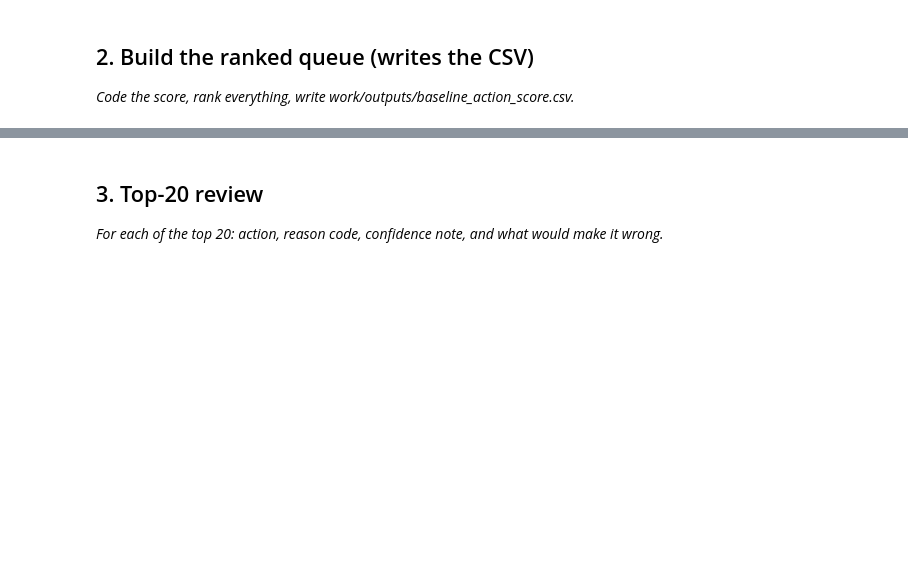
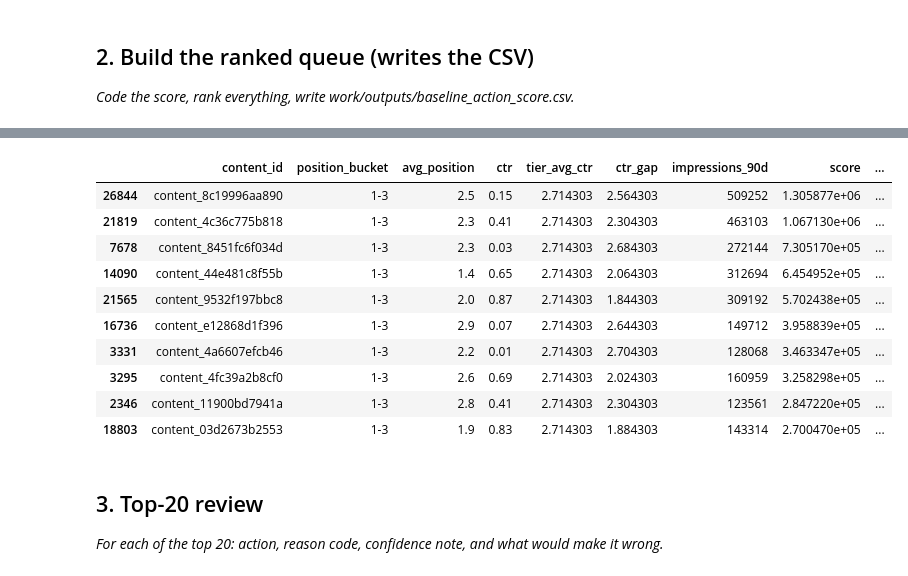
Before and after one commit to uomna/flyrank-ml, a Jupyter notebook: work/notebooks/w04_baseline_score.ipynb, the cells around one changed output, grey strips where cells are left out. Saved outputs shown, nothing was run; the diff lists cells and outputs as text; code cells hidden in the pictures; blank space fills up the shorter version.

```diff
--- a/work/notebooks/w04_baseline_score.ipynb
+++ b/work/notebooks/w04_baseline_score.ipynb
@@ -15,0 +87,15 @@ This skeleton is yours to fill. Work the sections **in order** — each one has
+# %%
+import pandas as pd
+
+df_valid = df[df["avg_position"] > 0].copy()
+df_valid["position_bucket"] = pd.cut(
+    df_valid["avg_position"],
+    bins=[0, 3, 10, 20, 100],
+    labels=["1-3", "4-10", "11-20", "21+"]
+)
+
+signal2_bucket = df_valid.groupby("position_bucket", observed=True).agg(
+    n=("content_id", "count"),
+    avg_ctr=("ctr", "mean")
+).reset_index()
+signal2_bucket
@@ -23,3 +123,47 @@ This skeleton is yours to fill. Work the sections **in order** — each one has
+# %%
+# 1) Compute the average CTR expected for each position tier (from Signal 2 work)
+tier_avg_ctr = df_valid.groupby("position_bucket", observed=True)["ctr"].transform("mean")
+df_valid["tier_avg_ctr"] = tier_avg_ctr
+
+# 2) Gap = how far below its tier's average CTR this page is
+df_valid["ctr_gap"] = df_valid["tier_avg_ctr"] - df_valid["ctr"]
+
+# 3) A page only counts if it's actually visible (readable condition, no fitted weights)
+visible = (df_valid["impressions_90d"] >= 500).astype(int)
+underperforming = (df_valid["ctr_gap"] > 0).astype(int)
+
+# 4) The transparent score: gap size * visibility * whether it's underperforming
+df_valid["score"] = underperforming * visible * df_valid["ctr_gap"] * df_valid["impressions_90d"]
+
+# 5) Reason code
+df_valid["reason_code"] = "ctr_below_position_tier"
+
+# 6) Action label
+df_valid["action"] = "review_title_and_meta"
+
+# 7) Rank and save
+ranked = df_valid.sort_values("score", ascending=False)
+ranked_out = ranked[["content_id", "position_bucket", "avg_position", "ctr",
+                      "tier_avg_ctr", "ctr_gap", "impressions_90d",
+                      "score", "reason_code", "action"]]
+
+import os
+os.makedirs("work/outputs", exist_ok=True)
+ranked_out.to_csv("work/outputs/baseline_action_score.csv", index=False)
+
+ranked_out.head(10)
+# %% [output]
+|  | content_id | position_bucket | avg_position | ctr | tier_avg_ctr | ctr_gap | impressions_90d | score | ... |
+| 26844 | content_8c19996aa890 | 1-3 | 2.5 | 0.15 | 2.714303 | 2.564303 | 509252 | 1.305877e+06 | ... |
+| 21819 | content_4c36c775b818 | 1-3 | 2.3 | 0.41 | 2.714303 | 2.304303 | 463103 | 1.067130e+06 | ... |
+| 7678 | content_8451fc6f034d | 1-3 | 2.3 | 0.03 | 2.714303 | 2.684303 | 272144 | 7.305170e+05 | ... |
+| 14090 | content_44e481c8f55b | 1-3 | 1.4 | 0.65 | 2.714303 | 2.064303 | 312694 | 6.454952e+05 | ... |
+| 21565 | content_9532f197bbc8 | 1-3 | 2.0 | 0.87 | 2.714303 | 1.844303 | 309192 | 5.702438e+05 | ... |
+| 16736 | content_e12868d1f396 | 1-3 | 2.9 | 0.07 | 2.714303 | 2.644303 | 149712 | 3.958839e+05 | ... |
+| 3331 | content_4a6607efcb46 | 1-3 | 2.2 | 0.01 | 2.714303 | 2.704303 | 128068 | 3.463347e+05 | ... |
+| 3295 | content_4fc39a2b8cf0 | 1-3 | 2.6 | 0.69 | 2.714303 | 2.024303 | 160959 | 3.258298e+05 | ... |
+| 2346 | content_11900bd7941a | 1-3 | 2.8 | 0.41 | 2.714303 | 2.304303 | 123561 | 2.847220e+05 | ... |
+| 18803 | content_03d2673b2553 | 1-3 | 1.9 | 0.83 | 2.714303 | 1.884303 | 143314 | 2.700470e+05 | ... |
 # %% [markdown]
 ## 3. Top-20 review
 
```
Also changed, not shown: parts of 16 cells of this notebook.
